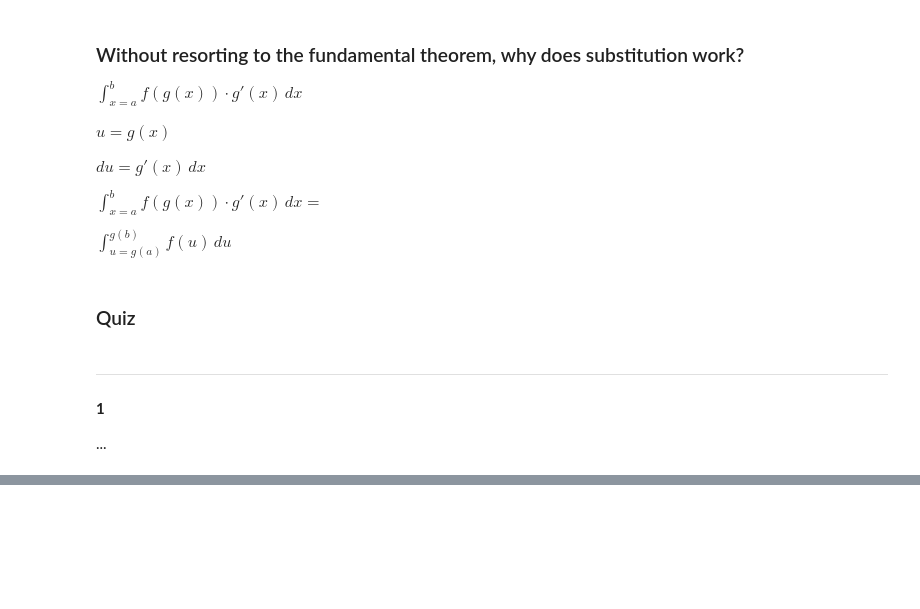
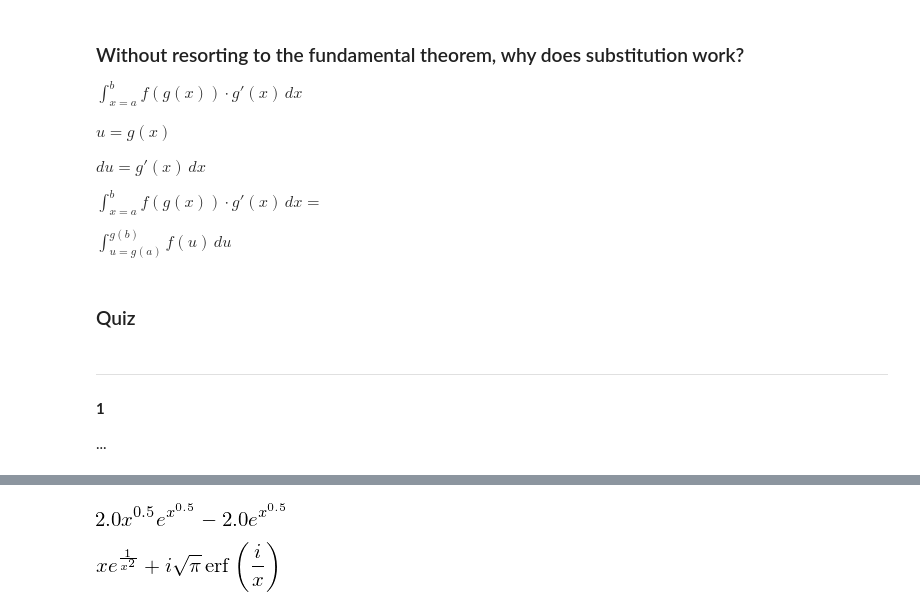
Before and after one commit to idrisr/coursera-calculus_one, a Jupyter notebook: Calculus3.ipynb, the cells around one changed output, grey strips where cells are left out. Saved outputs shown, nothing was run; the diff lists cells and outputs as text; code cells hidden in the pictures; blank space fills up the shorter version.

```diff
--- a/Calculus3.ipynb
+++ b/Calculus3.ipynb
@@ -2415,0 +2541,4 @@ $\displaystyle\int_{u=g(a)}^{g(b)} f(u)\,du$
+# %%
+x = symbols('x')
+fx = x*sin(x)
+print '%s + C' % integrate(fx, x)
@@ -2415,0 +2622,10 @@ $\displaystyle\int_{u=g(a)}^{g(b)} f(u)\,du$
+# %%
+fx = E**(x**0.5)
+integrate(fx)
+# %% [output]
+[figure, added]
+# %%
+fx = E**(x**-2)
+integrate(fx)
+# %% [output]
+[figure, added]
```
Also changed, not shown: parts of 27 cells of this notebook.
